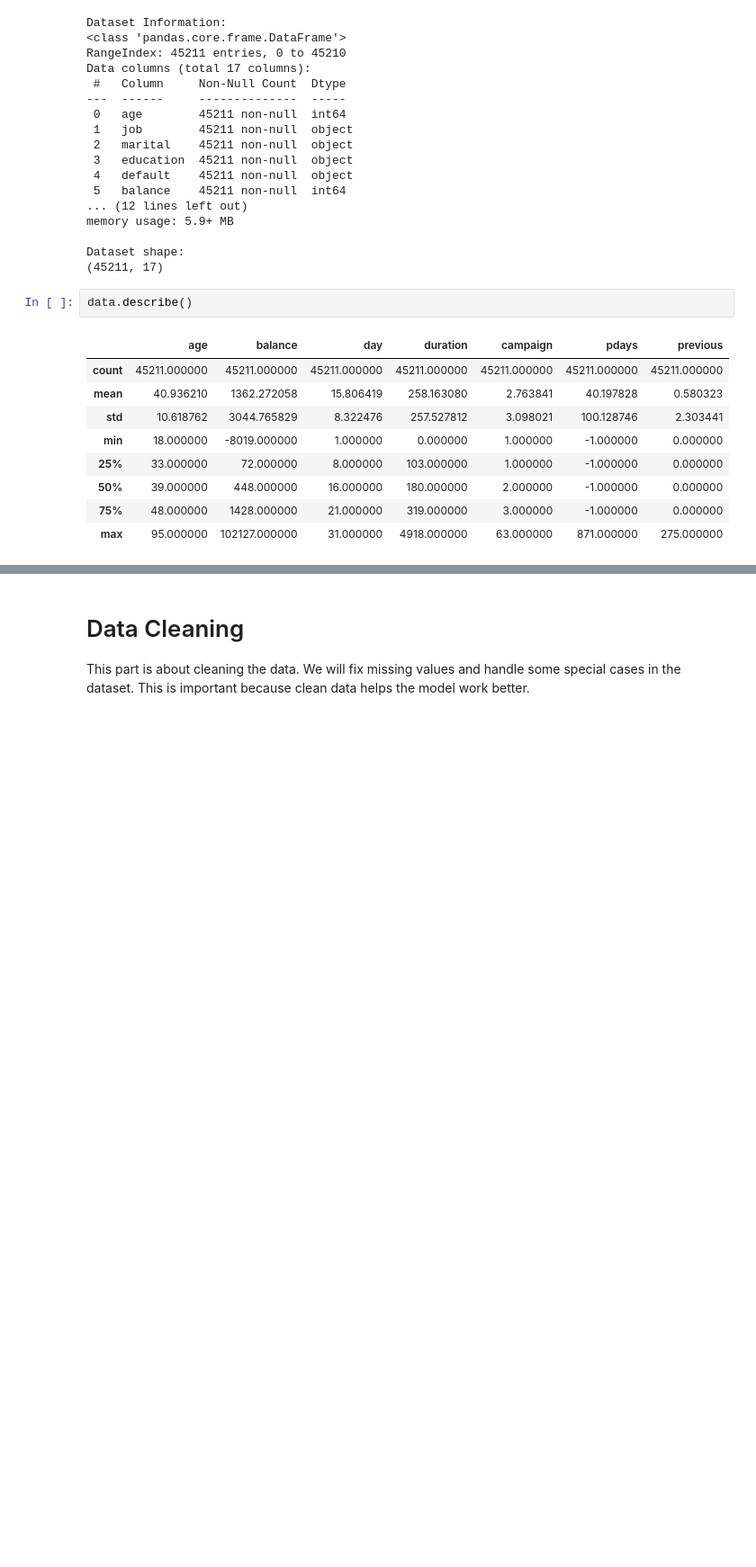
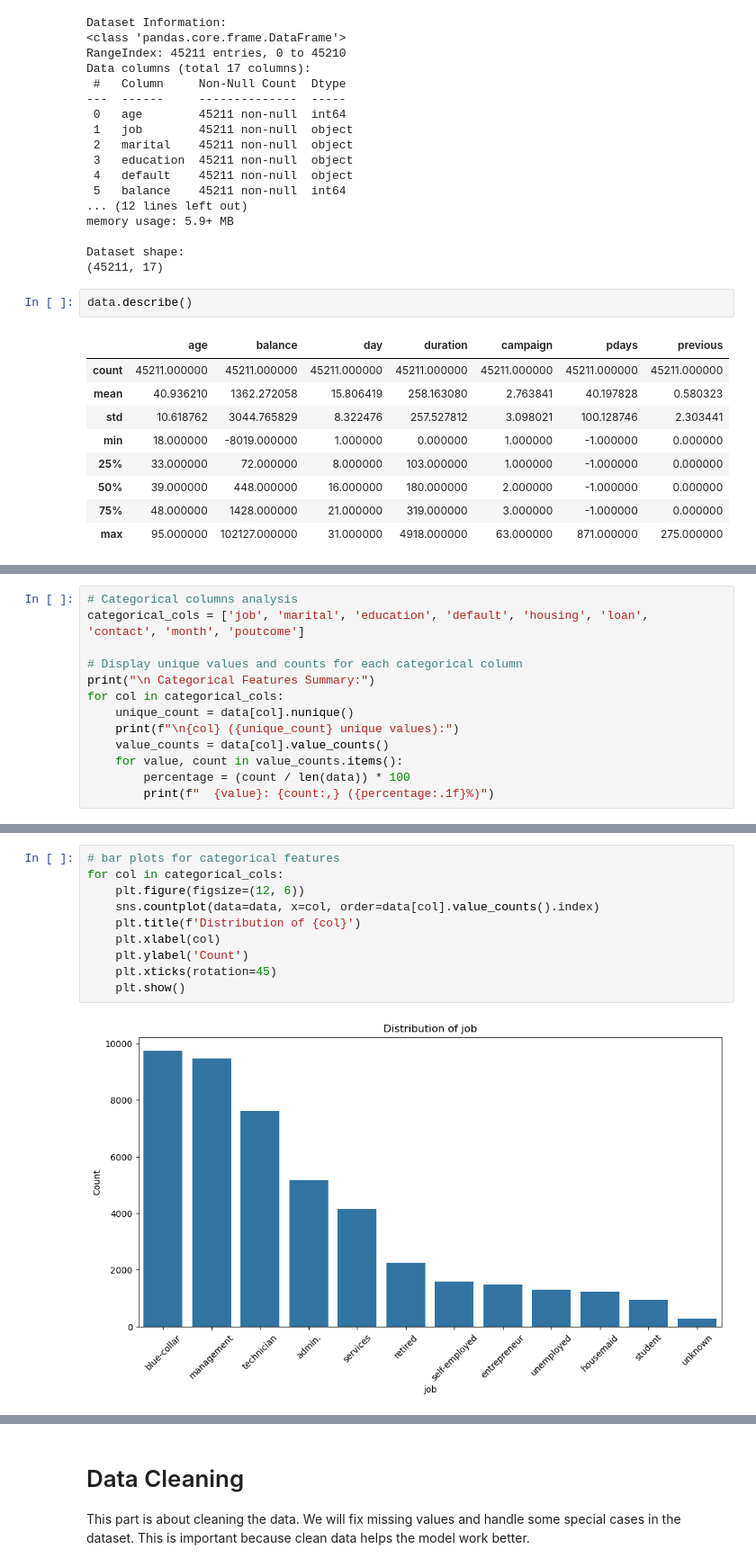
Before and after one commit to Dannie-1217/IAT461, a Jupyter notebook: IAT461_FinalProject.ipynb, the cells around one changed output, grey strips where cells are left out. Shown at 90% size. Saved outputs shown, nothing was run; the diff lists cells and outputs as text; blank space fills up the shorter version.

```diff
--- a/IAT461_FinalProject.ipynb
+++ b/IAT461_FinalProject.ipynb
@@ -54,0 +174,13 @@ data.describe()
+# %%
+# Categorical columns analysis
+categorical_cols = ['job', 'marital', 'education', 'default', 'housing', 'loan', 'contact', 'month', 'poutcome']
+
+# Display unique values and counts for each categorical column
+print("\n Categorical Features Summary:")
+for col in categorical_cols:
+    unique_count = data[col].nunique()
+    print(f"\n{col} ({unique_count} unique values):")
+    value_counts = data[col].value_counts()
+    for value, count in value_counts.items():
+        percentage = (count / len(data)) * 100
+        print(f"  {value}: {count:,} ({percentage:.1f}%)")
@@ -54,0 +205,12 @@ data.describe()
+# %%
+# bar plots for categorical features
+for col in categorical_cols:
+    plt.figure(figsize=(12, 6))
+    sns.countplot(data=data, x=col, order=data[col].value_counts().index)
+    plt.title(f'Distribution of {col}')
+    plt.xlabel(col)
+    plt.ylabel('Count')
+    plt.xticks(rotation=45)
+    plt.show()
+# %% [output]
+[figure, added]
```
Also changed, not shown: parts of 30 cells of this notebook, 1 other file.
